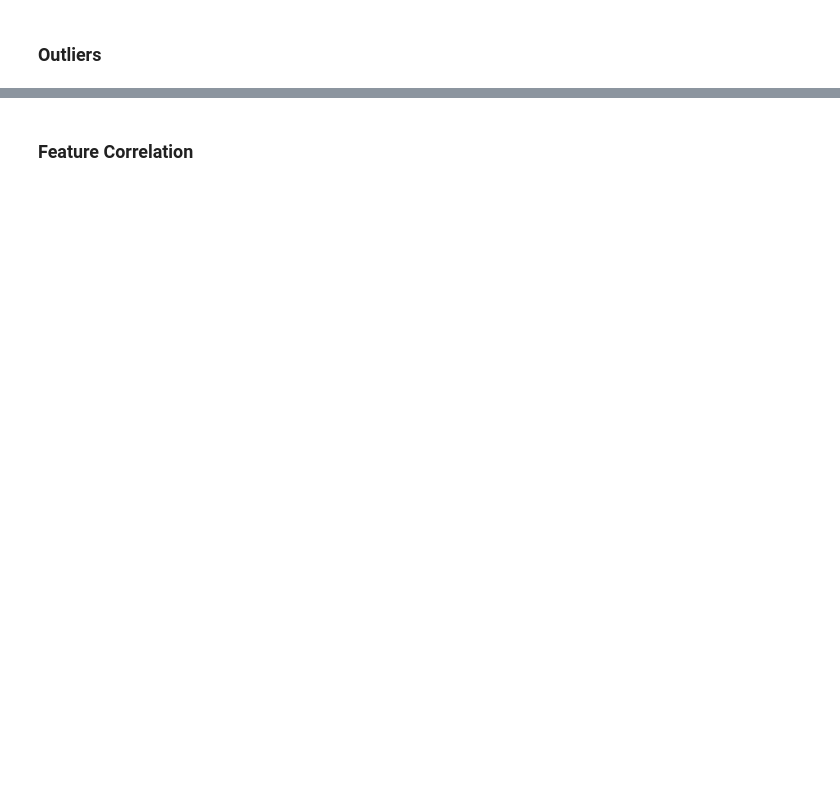
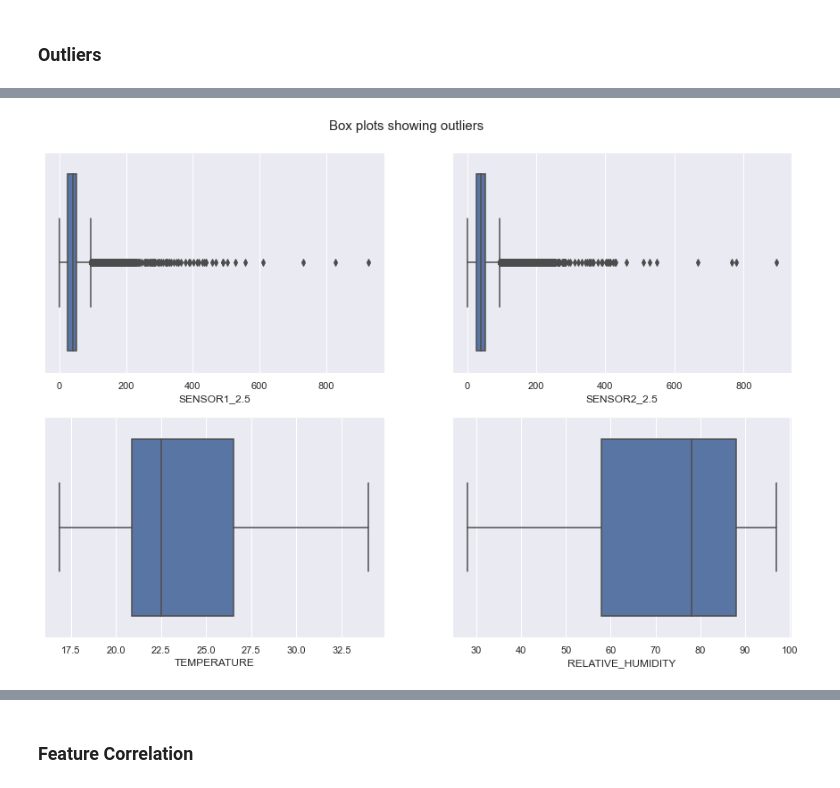
Before and after one commit to JessWN/UmojaHack2022-TeamVyrodok, a Jupyter notebook: challenge.ipynb, the cells around one changed output, grey strips where cells are left out. Saved outputs shown, nothing was run; the diff lists cells and outputs as text; code cells hidden in the pictures; blank space fills up the shorter version.

```diff
--- a/challenge.ipynb
+++ b/challenge.ipynb
@@ -136,0 +137,19 @@ See Full Dataframe in Mito
+# %%
+
+# Add columns for year, month, day, hour
+test_df['YEAR'] = pd.DatetimeIndex(test_df['Datetime']).year
+test_df['MONTH'] = pd.DatetimeIndex(test_df['Datetime']).month
+test_df['DAY'] = pd.DatetimeIndex(test_df['Datetime']).day
+test_df['HOUR'] = pd.DatetimeIndex(test_df['Datetime']).hour
+test_df['DAY_OF_WEEK'] = pd.DatetimeIndex(test_df['Datetime']).dayofweek
+test_df['HOUR_OF_WEEK'] = ((pd.DatetimeIndex(test_df['Datetime']).dayofweek * 24) + pd.DatetimeIndex(test_df['Datetime']).hour)
+
+
+#Standardize column titles
+test_df.rename(
+    columns = {
+        'Datetime': 'DATETIME', 'Sensor1_PM2.5' : 'SENSOR1_2.5',
+        'Sensor2_PM2.5' : 'SENSOR2_2.5', 'Temperature': 'TEMPERATURE',
+        'Relative_Humidity': 'RELATIVE_HUMIDITY'
+    }, inplace=True
+)
@@ -203,0 +248,10 @@ for ax, data, name in zip(axes.flatten(), train_df, ['Sensor1_PM2.5',	'Sensor2_P
+# %%
+# Plotting boxplots for each of the numerical columns
+sns.set_style('darkgrid')
+fig, axes = plt.subplots(nrows = 2, ncols = 2, figsize = (15, 10))
+fig.suptitle('Box plots showing outliers', y= 0.93, fontsize = 15)
+
+for ax, data, name in zip(axes.flatten(), test_df, ['SENSOR1_2.5',	'SENSOR2_2.5',	'TEMPERATURE',	'RELATIVE_HUMIDITY']):
+  sns.boxplot(x = test_df[name], ax = ax)
+# %% [output]
+[figure, added]
```
Also changed, not shown: parts of 25 cells of this notebook.
